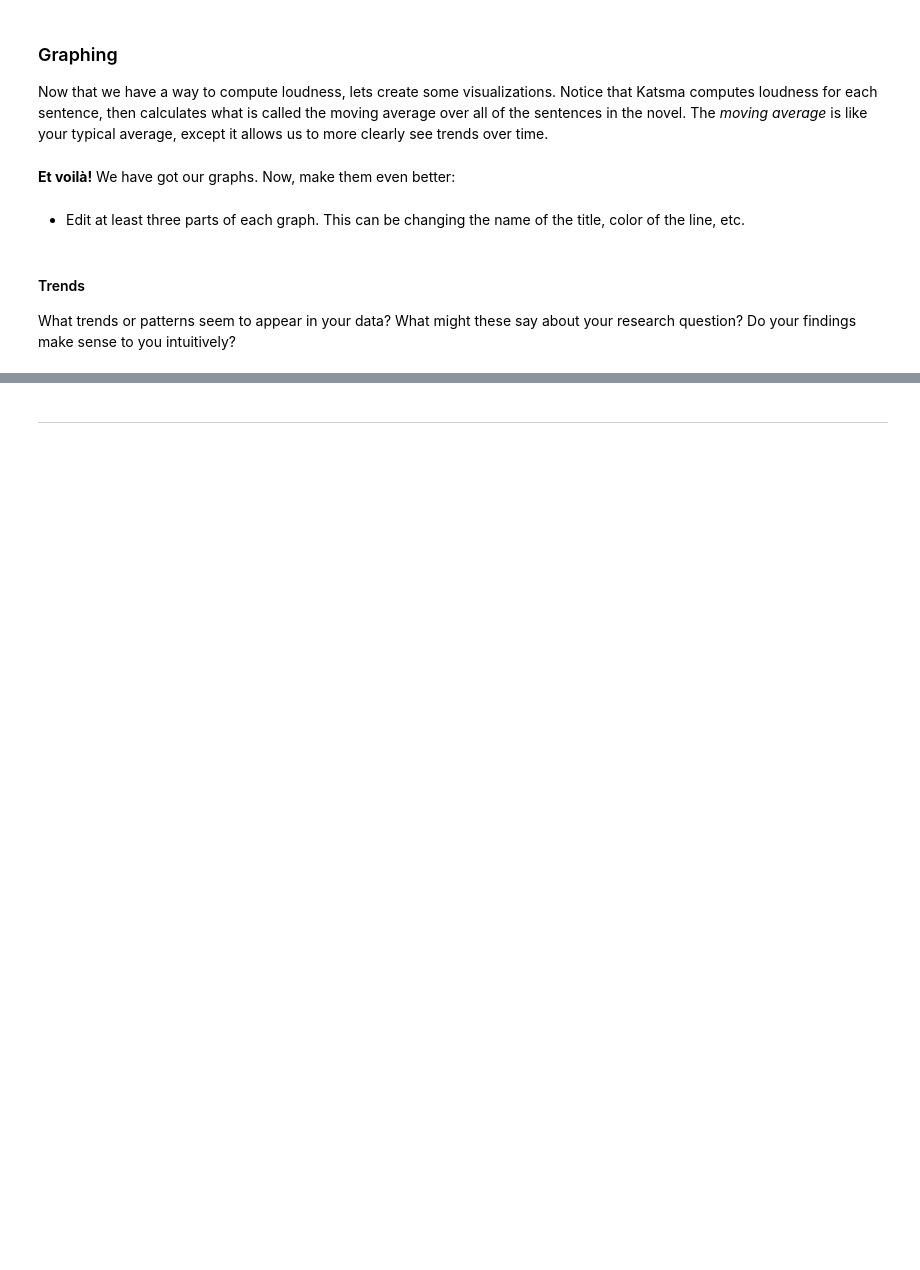
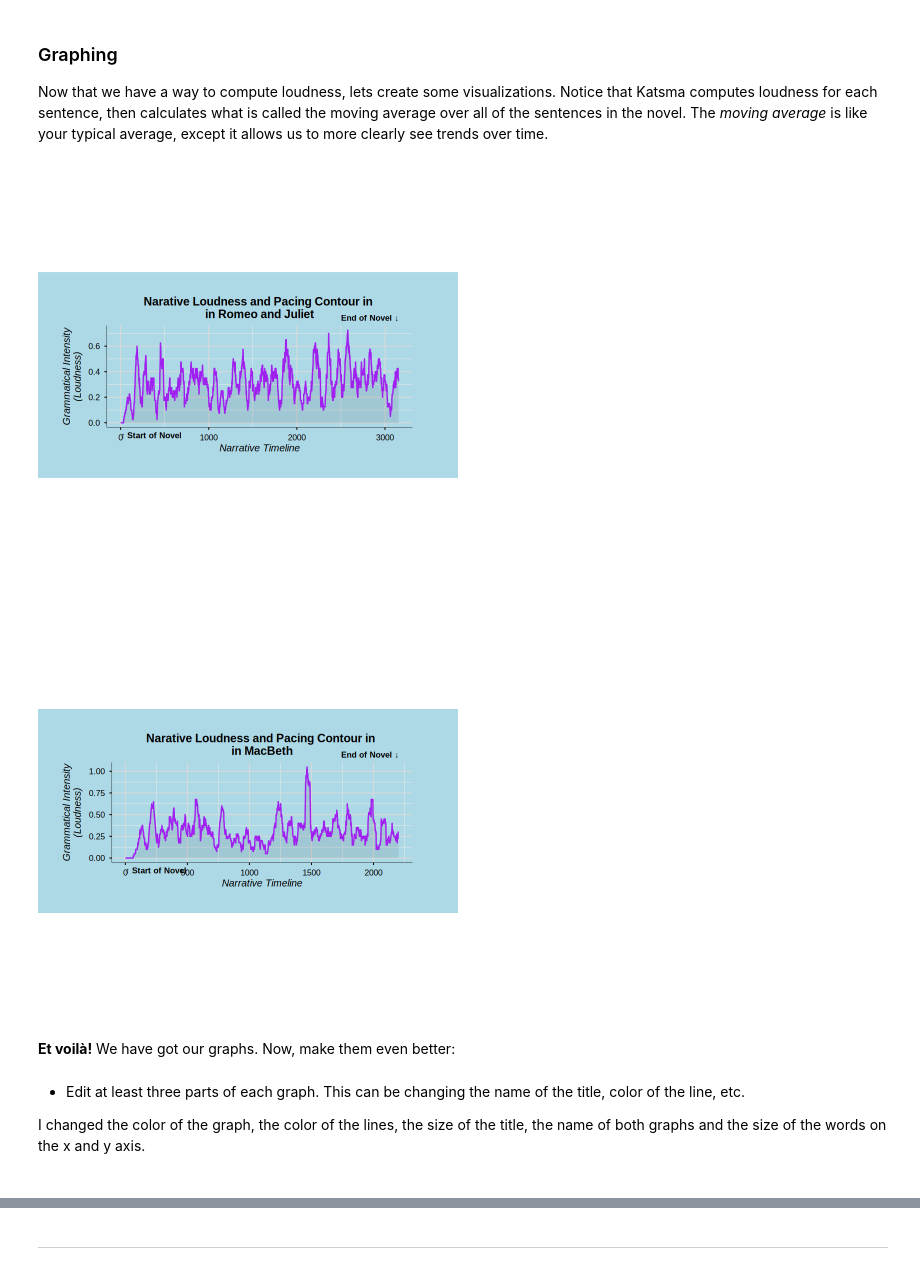
Before and after one commit to Zuzannab3/Unit0, a Jupyter notebook: ApResearchCT_ARTS (1).ipynb, the cells around one changed output, grey strips where cells are left out. Drawn from its saved outputs; the diff is of its cells as text; code cells hidden in the pictures; blank space fills up the shorter version.

Commit message:
Unit 0 Final Loudness

```diff
--- a/ApResearchCT_ARTS (1).ipynb
+++ b/ApResearchCT_ARTS (1).ipynb
@@ -120,11 +175,11 @@ my_texts <- c(
 )
 
 # ---- EDIT THIS LINE ----
-text_title_1 <- ""
+text_title_1 <- "Romeo and Juliet"
 # ------------------------
 
 # ---- EDIT THIS LINE ----
-text_title_2 <- ""
+text_title_2 <- "Macbeth"
 # ------------------------
 
 text1 <- gutenberg_download(my_texts[[text_title_1]], meta_fields = "title")
@@ -196,11 +255,10 @@ naive_loudness_score <- function(chapter_string) {
                   "vociferated", "proclaimed")
 
   #____EDIT ME_____#
-  very_loud_verbs <- c("shouted")
+  very_loud_verbs <- c("shouted", "yelled", "screamed","hollered","exclaimed","bellowed", "screeched", "cried")
   #____EDIT ME_____#
 
-  verbs <- list(neutral_verbs, resonant_verbs, med_loud_verbs,
-                loud_verbs, very_loud_verbs)
+  verbs <- list(neutral_verbs, resonant_verbs, med_loud_verbs, loud_verbs, very_loud_verbs)
 
   text <- str_to_lower(chapter_string)
 
@@ -276,39 +342,45 @@ plot_loudness <- function(text, label, window = 40) {
 
   ma <- as.numeric(stats::filter(scores, rep(1 / window, window), sides = 1))
   ma <- ma[!is.na(ma)]
 
   df <- dplyr::tibble(x = seq_along(ma), y = ma)
 
   ggplot2::ggplot(df, ggplot2::aes(x, y)) +
     ggplot2::geom_area(alpha = 0.1) +
-    ggplot2::geom_line(linewidth = 0.4) +
+    ggplot2::geom_line(
+      linewidth = 0.8,
+       color = "purple"
+       ) +
     ggplot2::annotate("text", x = min(df$x), y = -Inf,
              label = "\u2191 Start of Novel",
              hjust = 0, vjust = 1.8, size = 3.5, fontface = "bold") +
     ggplot2::annotate("text", x = max(df$x), y = Inf,
              label = "End of Novel \u2193",
              hjust = 1, vjust = -0.8, size = 3.5, fontface = "bold") +
     ggplot2::coord_cartesian(clip = "off") +
     ggplot2::labs(
-      title = paste0("Narrative Loudness & Pacing Contour\nin ", label),
+      title = paste0("Narative Loudness and Pacing Contour in \nin ", label),
       x = "Narrative Timeline",
       y = "Grammatical Intensity\n(Loudness)"
     ) +
-    ggplot2::theme_minimal(base_size = 11) +
+    ggplot2::theme_minimal(base_size = 12) +
     ggplot2::theme(
       aspect.ratio = 1 / 3,
-      plot.title = ggplot2::element_text(size = 16, face = "bold", hjust = 0.5),
+      plot.title = ggplot2::element_text(size = 14, face = "bold", hjust = 0.5),
       axis.title = ggplot2::element_text(face = "italic"),
       axis.line = ggplot2::element_line(colour = "black", linewidth = 0.2),
       axis.ticks = ggplot2::element_line(colour = "black"),
       axis.text = ggplot2::element_text(colour = "black", size = 10),
       panel.grid.major = ggplot2::element_line(colour = "grey85"),
-      plot.background = ggplot2::element_rect(fill = "white", colour = NA),
+      plot.background = ggplot2::element_rect(fill = "light blue", colour = NA),
       plot.margin = ggplot2::margin(30, 55, 30, 30)
     )
 }
 
-plot_loudness(text1, "TEXT 1")
-plot_loudness(text2, "TEXT 2")
+plot_loudness(text1, "Romeo and Juliet")
+plot_loudness(text2, "MacBeth")
+# %% [output]
+[figure, added]
+[figure, added]
 # %% [markdown]
 
@@ -317,0 +390,2 @@ plot_loudness(text2, "TEXT 2")
+
+I changed the color of the graph, the color of the lines, the size of the title, the name of both graphs and the size of the words on the x and y axis.
@@ -319,4 +392,0 @@ plot_loudness(text2, "TEXT 2")
-# %% [markdown]
-#### Trends
-
-What trends or patterns seem to appear in your data? What might these say about your research question? Do your findings make sense to you intuitively?
```
Also changed, not shown: parts of 24 cells of this notebook, 1 other file.
